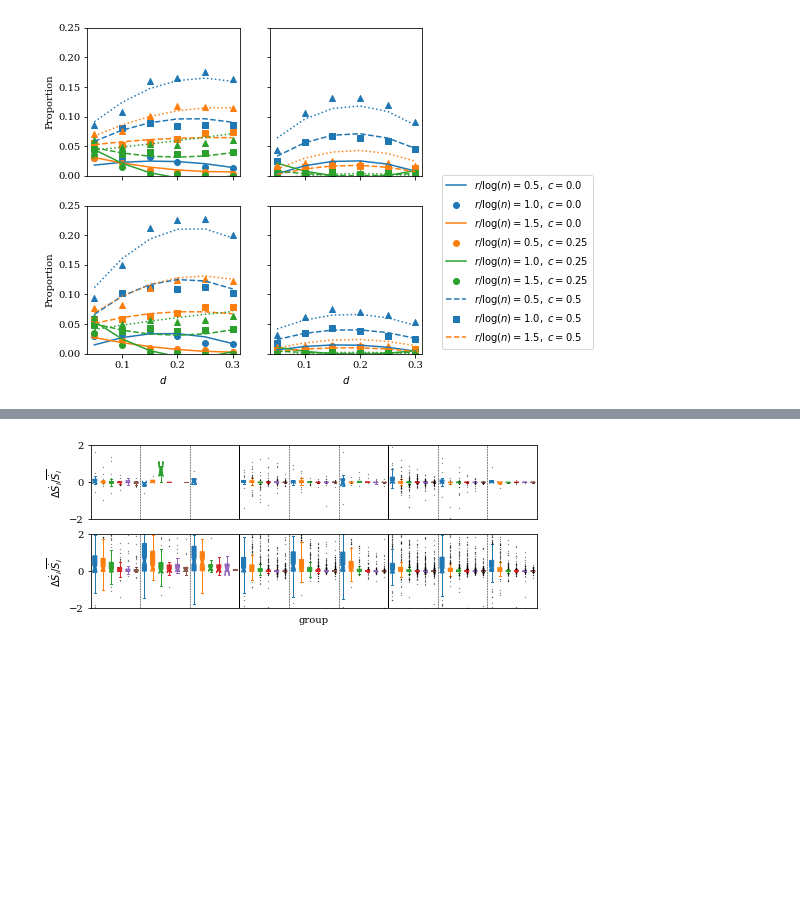
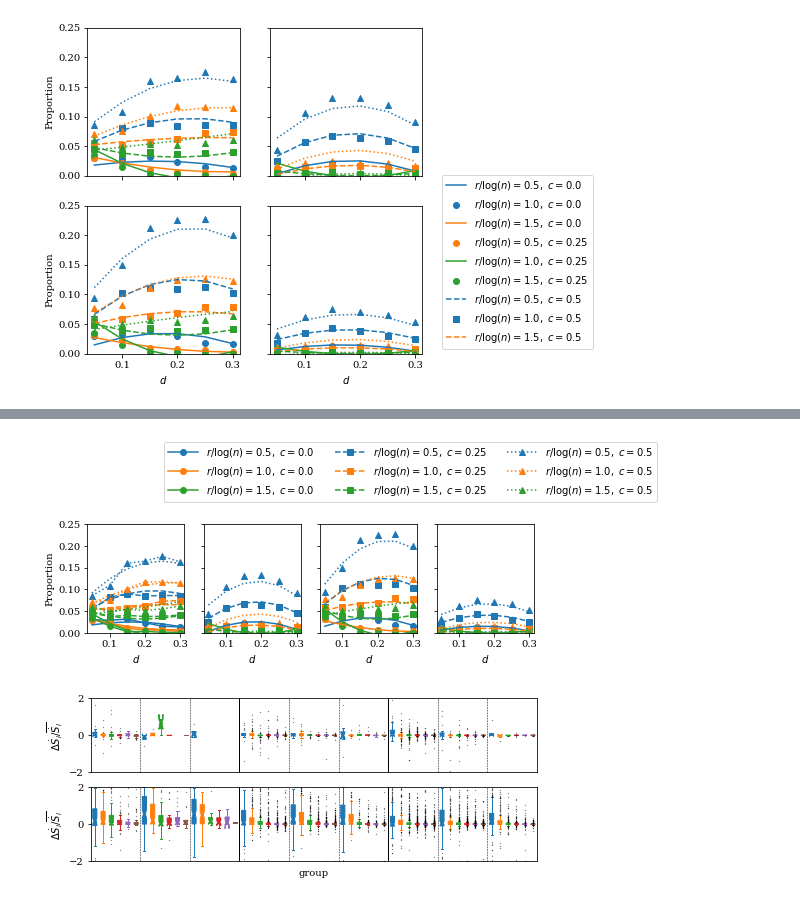
Before and after one commit to znicolaou/rmtchem, a Jupyter notebook: plots.ipynb, the cells around one changed output, grey strips where cells are left out. Saved outputs shown, nothing was run; the diff lists cells and outputs as text; code cells hidden in the pictures; blank space fills up the shorter version.

```diff
--- a/plots.ipynb
+++ b/plots.ipynb
@@ -588,3 +588,97 @@ plt.show()
 # %% [output]
 (54, 7)
 [figure]
+# %%
+from scipy.optimize import curve_fit
+def f(x,b0,b1,b2,b3,b4,b5,b6,b7, b8, b9,b10,b11):
+    return b0+b1*x[0]+b2*x[1]+b3*x[2]+b4*x[1]**2+b5*x[0]*x[1]+b6*x[0]*x[2]+b7*x[1]*x[2]+b8*x[0]**2+b9*x[2]**2+b10*x[1]**2*x[0]+b11*x[1]**2*x[2]
+
+ns=[128]
+cs=[0.5,1.0,1.5]
+ds=[0.1, 0.2, 0.3]
+ds=[0.05,0.1,0.15,0.2,0.25,0.3]
+ass=[0,0.25,0.5]
+tab=[]
+for n in ns:
+    for c in cs:
+        for d in ds:
+            for a in ass:
+                vals=np.loadtxt('data/hystereses_3/'+str(n)+'_'+str(c)+'_'+str(d)+'_'+str(a)+'.txt')
+                tot=np.count_nonzero(vals[:,4]>=0)
+                tab.append([c, d, a, np.count_nonzero(vals[:,4]==2)/tot, np.count_nonzero(vals[:,4]==1)/tot+np.count_nonzero(vals[:,4]==3)/tot, np.count_nonzero(vals[:,12]==0)/tot,  np.count_nonzero(vals[:,12]==1)/tot])
+
+
+tab=np.array(tab)
+print(tab.shape)
+
+test1=curve_fit(f, np.transpose(tab[:,:3]), tab[:,3])
+test2=curve_fit(f, np.transpose(tab[:,:3]), tab[:,4])
+test3=curve_fit(f, np.transpose(tab[:,:3]), tab[:,5])
+test4=curve_fit(f, np.transpose(tab[:,:3]), tab[:,6])
+
+cs=np.unique(tab[:,0])
+ds=np.unique(tab[:,1])
+ass=np.unique(tab[:,2])
+ls=['-','--',':']
+cls=['r','b','g']
+ms=['o','s','^']
+
+fig,axs=plt.subplots(1,4,figsize=(8,2))
+plt.subplot(1,4,1)
+plt.ylim(0,0.25)
+plt.ylabel('Proportion')
+plt.xlabel('$d$')
+for i in range(len(ass)):
+    for j in range(len(cs)):
+        a=ass[i]
+        c=cs[j]
+        ind=np.where(np.all(tab[:,[2,0]]==[a,c],axis=1))[0]
+        plt.plot(ds,[f([c,d,a],*test1[0]) for d in ds],ls=ls[i],color=colors[j])
+        plt.plot(tab[ind,1],tab[ind,3],ls=ls[i],color=colors[j],marker=ms[i],label=r"$r/\log(n)="+str(c)+",~c="+str(a)+"$")
+#         plt.scatter(tab[ind,1],tab[ind,3],color=colors[j],marker=ms[i])
+
+
+plt.subplot(1,4,2)
+plt.ylim(0,0.25)
+plt.xlabel('$d$')
+plt.tick_params(axis='y', which='both', left=True,  right=False, labelleft=False)
+for i in range(len(ass)):
+    for j in range(len(cs)):
+        a=ass[i]
+        c=cs[j]
+        ind=np.where(np.all(tab[:,[2,0]]==[a,c],axis=1))[0]
+        plt.plot(ds,[f([c,d,a],*test2[0]) for d in ds],ls=ls[i],color=colors[j])
+        plt.scatter(tab[ind,1],tab[ind,4],color=colors[j],marker=ms[i])
+
+plt.subplot(1,4,3)
+plt.ylim(0,0.25)
+plt.tick_params(axis='y', which='both', left=True,  right=False, labelleft=False)
+plt.xlabel('$d$')
+for i in range(len(ass)):
+    for j in range(len(cs)):
+        a=ass[i]
+        c=cs[j]
+        ind=np.where(np.all(tab[:,[2,0]]==[a,c],axis=1))[0]
+        plt.plot(ds,[f([c,d,a],*test3[0]) for d in ds],ls=ls[i],color=colors[j])
+        plt.scatter(tab[ind,1],tab[ind,5],color=colors[j],marker=ms[i])
+
+plt.subplot(1,4,4)
+plt.ylim(0,0.25)
+plt.tick_params(axis='y', which='both', left=True,  right=False, labelleft=False)
+plt.xlabel('$d$')
+labels=[]
+for i in range(len(ass)):
+    for j in range(len(cs)):
+        a=ass[i]
+        c=cs[j]
+        ind=np.where(np.all(tab[:,[2,0]]==[a,c],axis=1))[0]
+        plt.plot(ds,[f([c,d,a],*test4[0]) for d in ds],ls=ls[i],color=colors[j])
+        plt.scatter(tab[ind,1],tab[ind,6],color=colors[j],marker=ms[i])
+
+lines_labels = [ax.get_legend_handles_labels() for ax in fig.axes]
+lines, labels = [sum(lol, []) for lol in zip(*lines_labels)]
+fig.legend(lines, labels, loc='lower left', bbox_to_anchor=(0.25, 1.0),ncol=3,handlelength=3)
+
+plt.savefig('plots/fig4a_legend.pdf',transparent=True,bbox_inches='tight')
+plt.show()
+# %% [output]
@@ -591,3 +686,4 @@ plt.show()
+[figure, added]
 # %%
 ns=[128]
 cs=[0.5,1.0,1.5]
```
Also changed, not shown: parts of 1 cell of this notebook, 1 other file.
